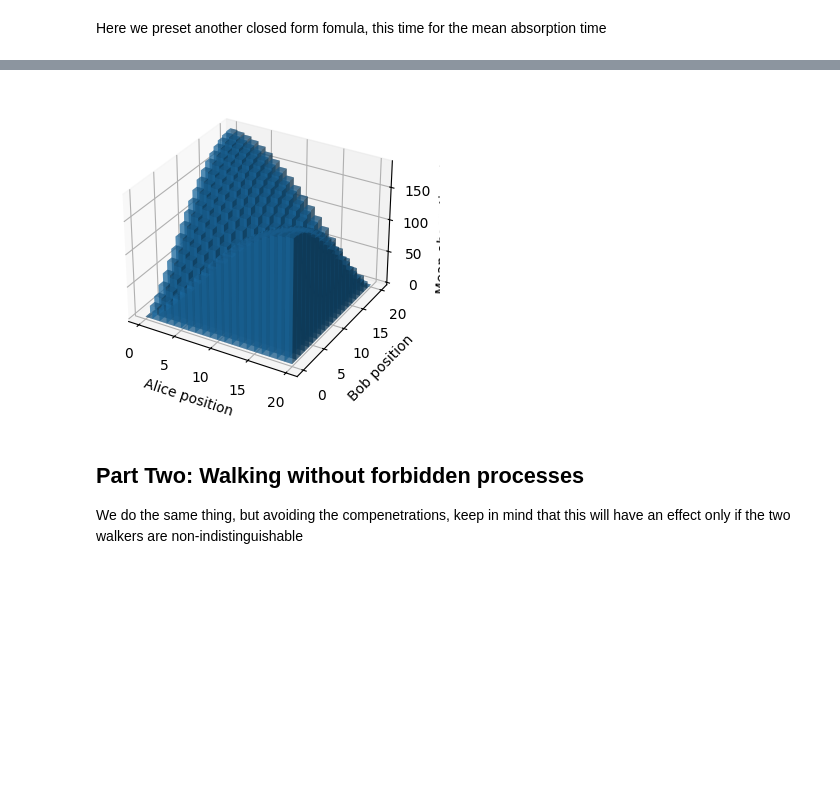
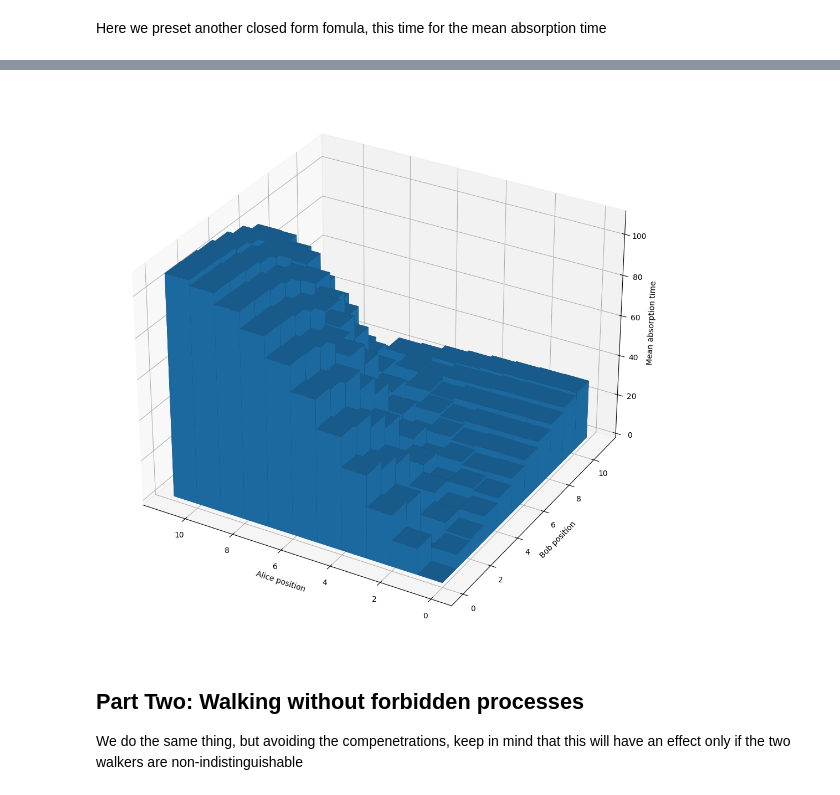
Before and after one commit to Buffoni/smart-walkers, a Jupyter notebook: theory_test.ipynb, the cells around one changed output, grey strips where cells are left out. Cells and saved outputs as stored; diff of their text form; code cells hidden in the pictures; blank space fills up the shorter version.

```diff
--- a/theory_test.ipynb
+++ b/theory_test.ipynb
@@ -79,14 +79,14 @@ def play_one_game(bottom_barrier, top_barrier, walker1, walker2, reflective_bc):
 # %%
 # Define constants
 
-NUMBER_OF_SQUARES = 20
+NUMBER_OF_SQUARES = 11
 BOTTOM_BARRIER = 0
 TOP_BARRIER = NUMBER_OF_SQUARES - 1
 START_POS_1 = 1
 START_POS_2 = TOP_BARRIER-1
 
-LEFT_P_1 = 1/3
-STAY_P_1 = 1/3
+LEFT_P_1 = 2/3
+STAY_P_1 = 0
 RIGHT_P_1 = 1/3
 LEFT_P_2 = 1/3
 STAY_P_2 = 1/3
@@ -397,34 +411,34 @@ The prediction difference is 0.004699345842311686
 # %%
 # Plot all the mean absorption times as a bar plot in 3d with the x-axis being the walker 1 start position, the y-axis being the walker 2 start position, and the z-axis being the mean absorption time.
 
 # All the times are in the time_vector
 
 # The element corresponding to the first walker in position a and the second walker in position b is:
 
 def get_correct_index(a, b):
     return number_of_sites* (b) + a
 
 # We can now make the bar plot
-fig = plt.figure(figsize=(10,8))
+fig = plt.figure(figsize=(12,10), constrained_layout=True)
 ax = fig.add_subplot(111, projection='3d')
 x = []
 y = []
 z = []
 for a in range(number_of_sites):
     for b in range(number_of_sites):
         index = get_correct_index(a, b)
         x.append(a)
         y.append(b)
         z.append(time_vector[index])
-ax.bar3d(x, y, np.zeros_like(z), 1, 1, z, shade=True, alpha = 0.5)
+ax.bar3d(x, y, np.zeros_like(z), 1, 1, z, shade=True)
 ax.invert_xaxis()
 ax.set_xlabel('Alice position')
 ax.set_ylabel('Bob position')
 ax.set_zlabel('Mean absorption time')
-plt.subplots_adjust(left=0.1, right=0.4, bottom=0.1, top=0.9)
+# Adjust the border to not cut the axis labels
 plt.show()
 # %% [output]
-[figure, old version]
+[figure, new version]
 # %% [markdown]
 ## Part Two: Walking without forbidden processes
 
```
Also changed, not shown: parts of 14 cells of this notebook, 3 other files.
